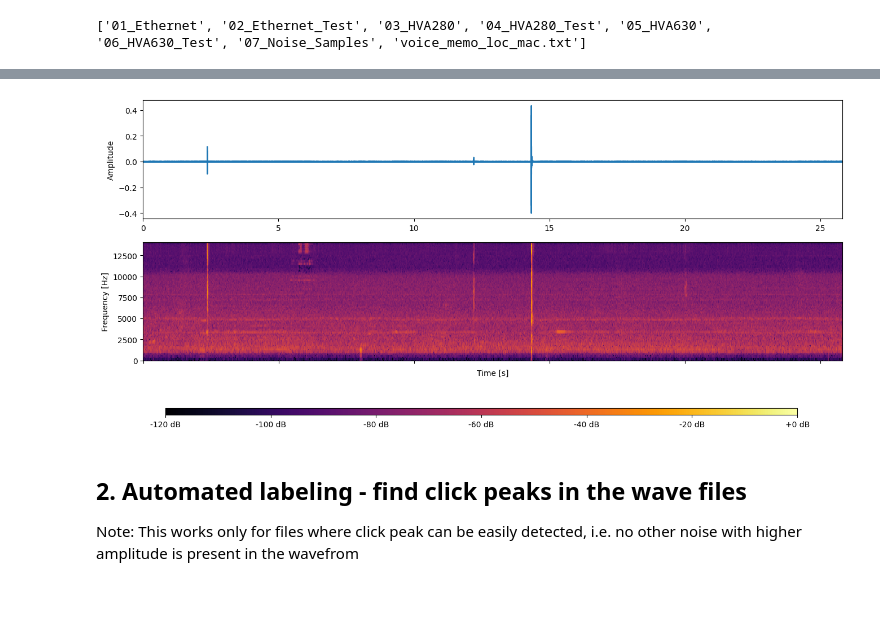
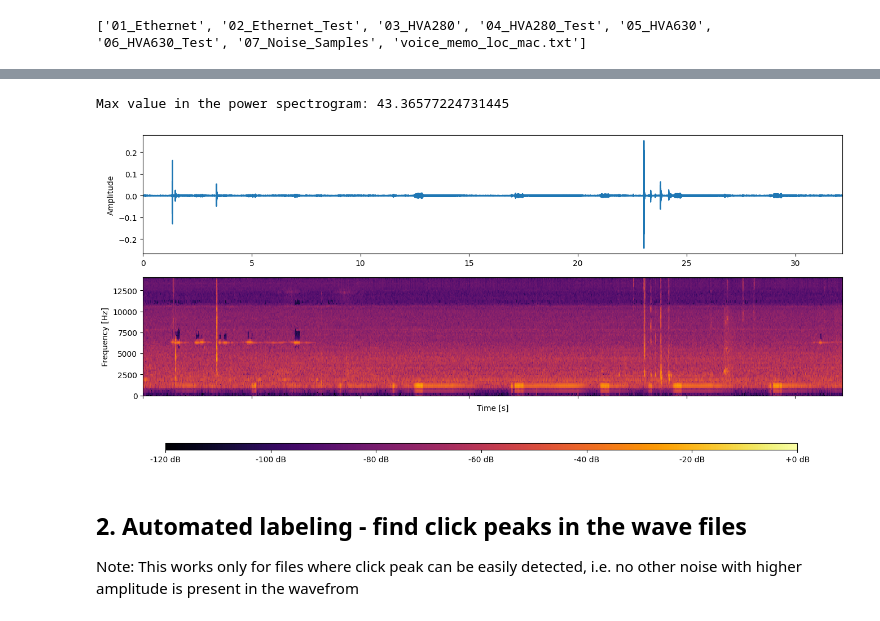
Before and after one commit to matteoseidl/Electrical_Connector_Click-Event_Detection, a Jupyter notebook: 01_Dataset/preprocessSingleClickAudio.ipynb, the cells around one changed output, grey strips where cells are left out. Saved outputs shown, nothing was run; the diff lists cells and outputs as text; code cells hidden in the pictures.

Commit message:
balance datasets

```diff
--- a/01_Dataset/preprocessSingleClickAudio.ipynb
+++ b/01_Dataset/preprocessSingleClickAudio.ipynb
@@ -69,6 +69,6 @@ print(audio_datasets)
 # dataset_num = 0 for Ethernet connector
 # dataset_num = 4 for HVA 630 connector
 
-dataset_num = 0
+dataset_num = 4
 print("Selected dataset: ", audio_datasets[dataset_num])
 # %% [output]
@@ -127,3 +105,17 @@ n_fft = 1024
+# %%
+# constant shared parameters (used in real-time detection as well)
+
+sampling_rate = sharedValuesConfig.SAMPLING_RATE ## sampling rate of the audio files
+chunk_size = sharedValuesConfig.CHUNK_SIZE ## number of samples in one chunk of audio data
+resolution = sharedValuesConfig.RESOLUTION ## time resolution of the mel-spectrogram
+spectrogram_columns_per_chunk = sharedValuesConfig.SPECTROGRAM_COLUMNS_PER_CHUNK ## number of spectrogram columns in one chunk of audio data
+hop_length = sharedValuesConfig.HOP_LENGTH ## number of samples between successive frames in the STFT
+n_mels = sharedValuesConfig.N_MELS ## number of mel bands (rows in the mel-scaled spectrogram)
+f_min = sharedValuesConfig.F_MIN ## minimum frequency in Hz
+f_max = sharedValuesConfig.F_MAX ## maximum frequency in Hz
+dB_ref = sharedValuesConfig.DB_REF ## reference value for dB conversion
+a_squere_min = sharedValuesConfig.A_SQUERE_MIN ## min value for dB conversion
+top_dB_abs = sharedValuesConfig.TOP_DB_ABS ## maximum dB value
 # %%
 # get information about the range of values in the mel-spectrogram
 # these infromation is used for the dB conversion
@@ -149,22 +159,23 @@ Min amplitude squere in the mel-spectrograms: 9.2240993489201e-13, Max amplitude
 
 # dB_ref and a_squere_min is choosen based on the min and max values of amplitude squere in the dataset
 
-dB_ref = 1e3 # reference value for dB conversion
-a_squere_min = 1e-12 # larger than 0 to avoid log(0)
-top_dB_abs = abs(10*np.log10(a_squere_min)) # maximum dB value -> 10*log(a_squere_min) = -120
+dB_ref = sharedValuesConfig.DB_REF ## reference value for dB conversion
+a_squere_min = sharedValuesConfig.A_SQUERE_MIN ## min value for dB conversion
+top_dB_abs = sharedValuesConfig.TOP_DB_ABS ## maximum dB value
 # %%
 # plot the wave and mel spectrogram of an audio file from the selected dataset
 
-file_id_num = 10 # selected file ID number
+file_id_num = 0 # selected file ID number
 
 if file_id_num < len(audio_files_sorted):
     audio_file_path = os.path.join(audio_dataset_dir, audio_files_sorted[file_id_num])
     signal, time, D_mel, D_mel_dB = processAudio.get_mel_spectrogram(audio_file_path, sampling_rate, hop_length, n_mels, f_min, f_max, a_squere_min, dB_ref)
     spectrogramPlotter.plot_single_wave_and_mel_spectrogram(signal, time, D_mel_dB, top_dB_abs, f_min, f_max, n_mels, sampling_rate)
 else:
     print("File ID out of range")
 # %% [output]
+Max value in the power spectrogram: 43.36577224731445
-[figure, old version]
+[figure, new version]
 # %% [markdown]
 ## 2. Automated labeling - find click peaks in the wave files
 Note: This works only for files where click peak can be easily detected, i.e. no other noise with higher amplitude is present in the wavefrom
```
Also changed, not shown: parts of 13 cells of this notebook.
